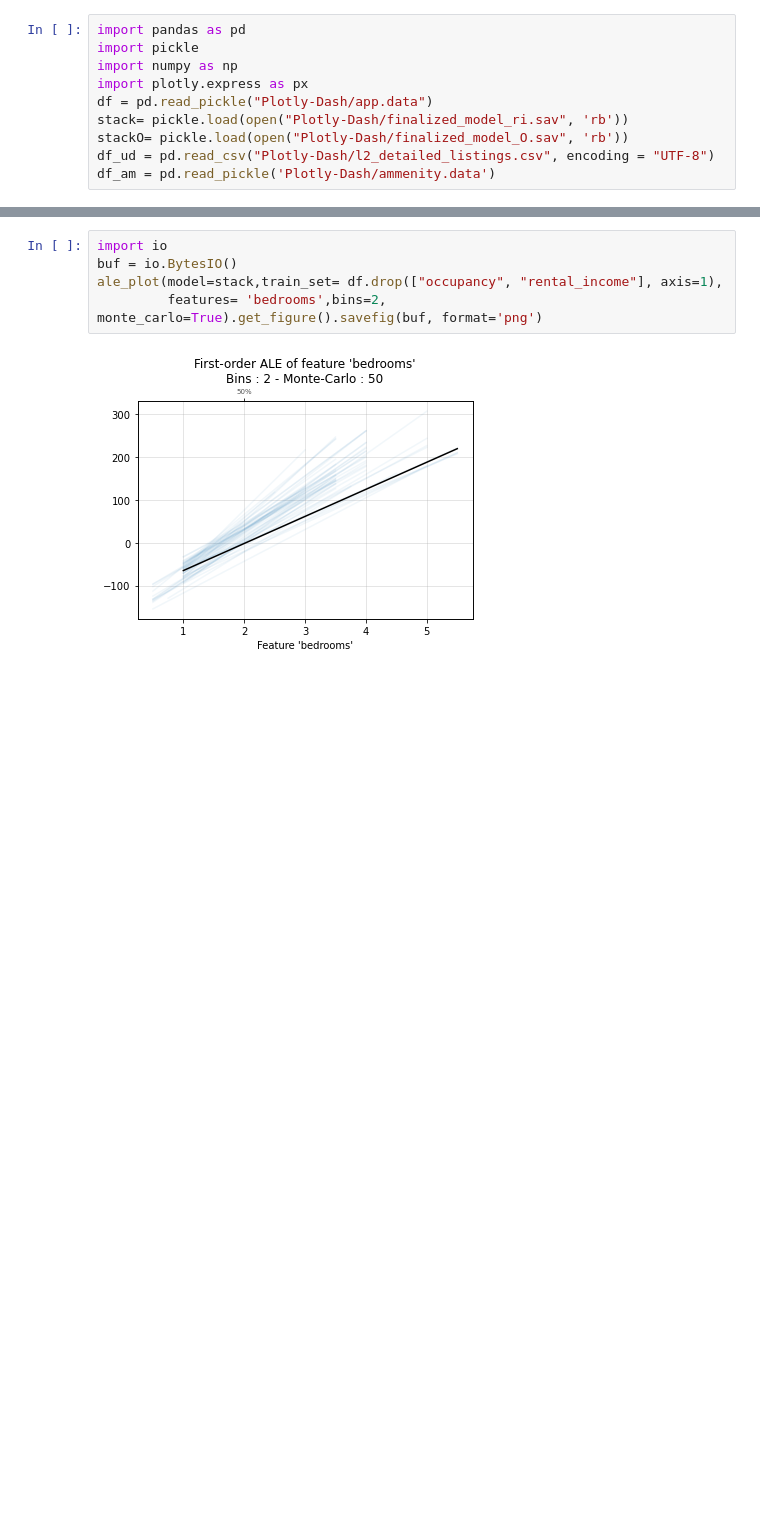
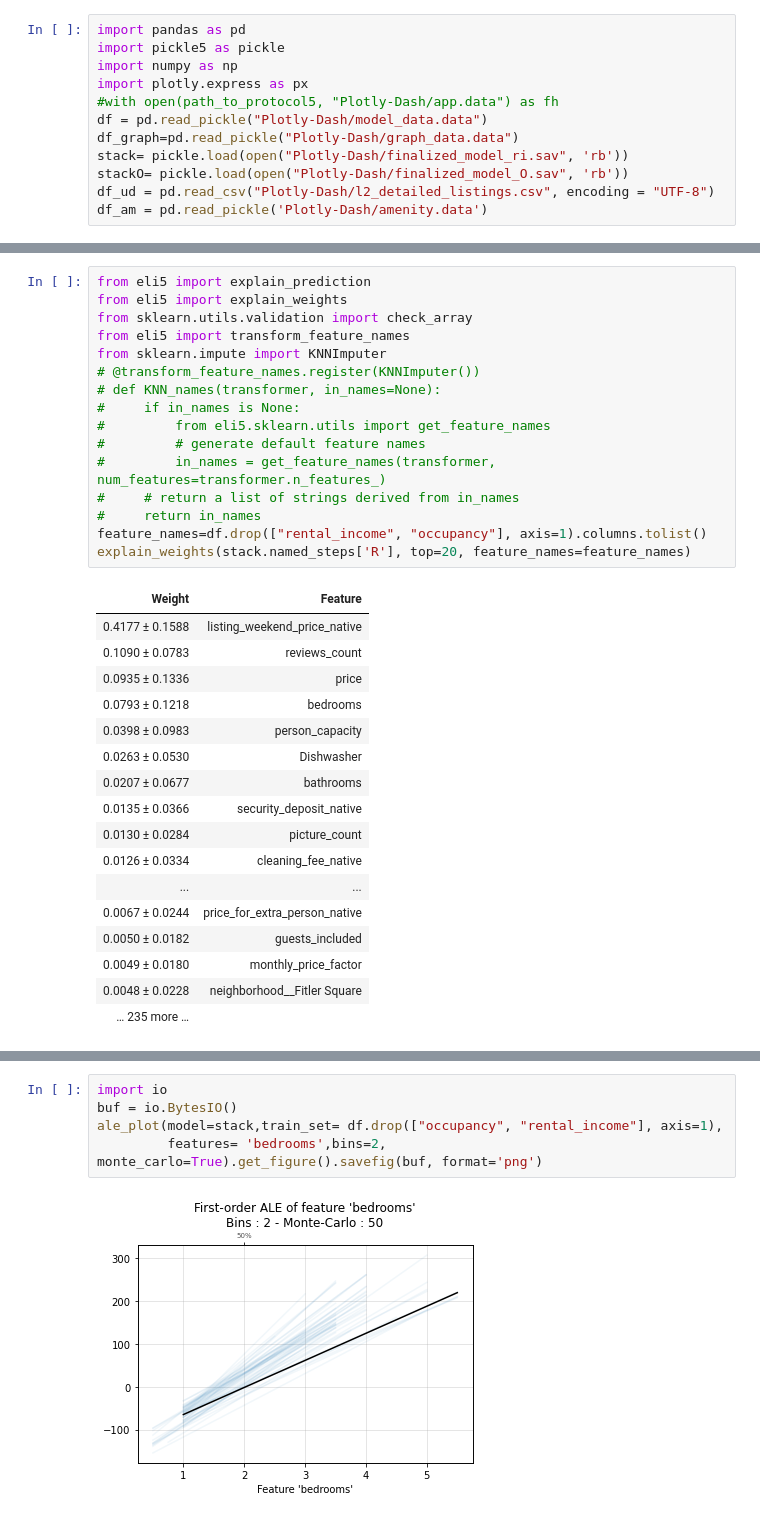
Before and after one commit to npschweizer/Amenity_Valuation, a Jupyter notebook: sample_plots.ipynb, the cells around one changed output, grey strips where cells are left out. Drawn from its saved outputs; the diff is of its cells as text; blank space fills up the shorter version.

```diff
--- a/sample_plots.ipynb
+++ b/sample_plots.ipynb
@@ -1,10 +1,12 @@
 # %%
 import pandas as pd
-import pickle
+import pickle5 as pickle
 import numpy as np
 import plotly.express as px
-df = pd.read_pickle("Plotly-Dash/app.data")
+#with open(path_to_protocol5, "Plotly-Dash/app.data") as fh
+df = pd.read_pickle("Plotly-Dash/model_data.data")
+df_graph=pd.read_pickle("Plotly-Dash/graph_data.data")
 stack= pickle.load(open("Plotly-Dash/finalized_model_ri.sav", 'rb'))
 stackO= pickle.load(open("Plotly-Dash/finalized_model_O.sav", 'rb'))
 df_ud = pd.read_csv("Plotly-Dash/l2_detailed_listings.csv", encoding = "UTF-8")
-df_am = pd.read_pickle('Plotly-Dash/ammenity.data')
+df_am = pd.read_pickle('Plotly-Dash/amenity.data')
@@ -39,0 +22,34 @@ px.histogram(df_ud, x="price",
+# %%
+from eli5 import explain_prediction
+from eli5 import explain_weights
+from sklearn.utils.validation import check_array
+from eli5 import transform_feature_names
+from sklearn.impute import KNNImputer
+# @transform_feature_names.register(KNNImputer())
+# def KNN_names(transformer, in_names=None):
+#     if in_names is None:
+#         from eli5.sklearn.utils import get_feature_names
+#         # generate default feature names
+#         in_names = get_feature_names(transformer, num_features=transformer.n_features_)
+#     # return a list of strings derived from in_names
+#     return in_names
+feature_names=df.drop(["rental_income", "occupancy"], axis=1).columns.tolist()
+explain_weights(stack.named_steps['R'], top=20, feature_names=feature_names)
+# %% [output]
+| Weight | Feature |
+| 0.4177 ± 0.1588 | listing_weekend_price_native |
+| 0.1090 ± 0.0783 | reviews_count |
+| 0.0935 ± 0.1336 | price |
+| 0.0793 ± 0.1218 | bedrooms |
+| 0.0398 ± 0.0983 | person_capacity |
+| 0.0263 ± 0.0530 | Dishwasher |
+| 0.0207 ± 0.0677 | bathrooms |
+| 0.0135 ± 0.0366 | security_deposit_native |
+| 0.0130 ± 0.0284 | picture_count |
+| 0.0126 ± 0.0334 | cleaning_fee_native |
+| ... | ... |
+| 0.0067 ± 0.0244 | price_for_extra_person_native |
+| 0.0050 ± 0.0182 | guests_included |
+| 0.0049 ± 0.0180 | monthly_price_factor |
+| 0.0048 ± 0.0228 | neighborhood__Fitler Square |
+| … 235 more … |  |
```
Also changed, not shown: parts of 24 cells of this notebook, 8 other files.
